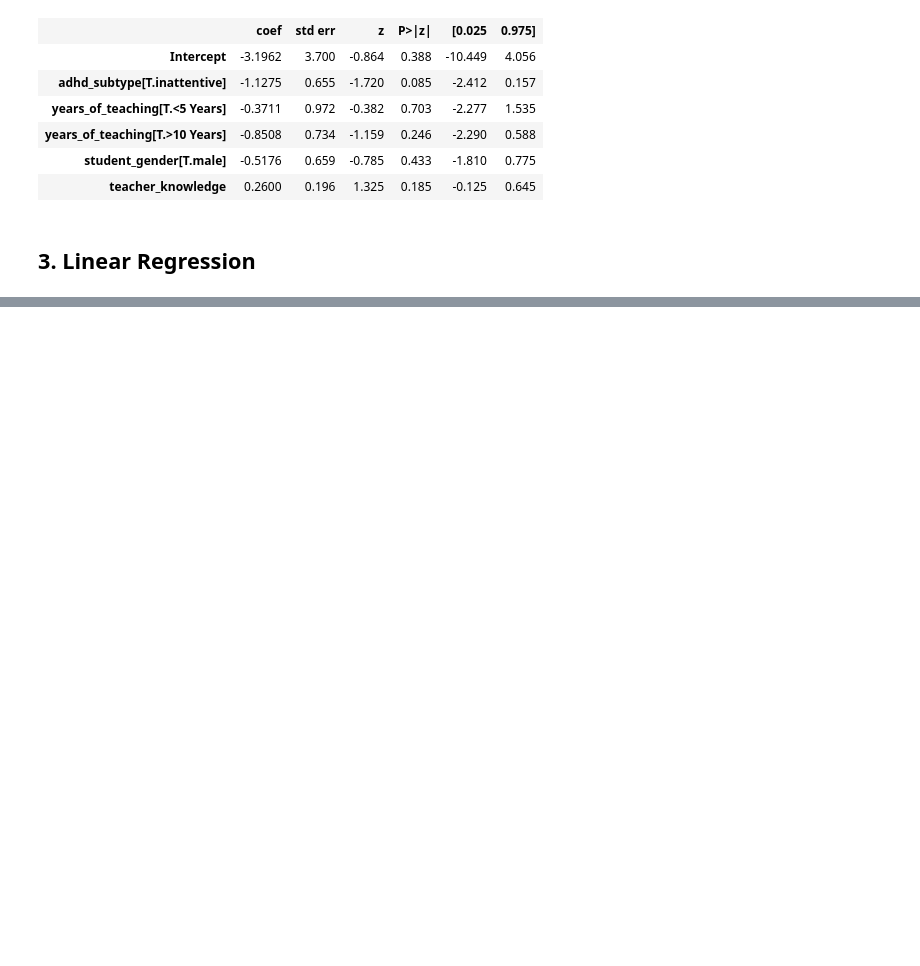
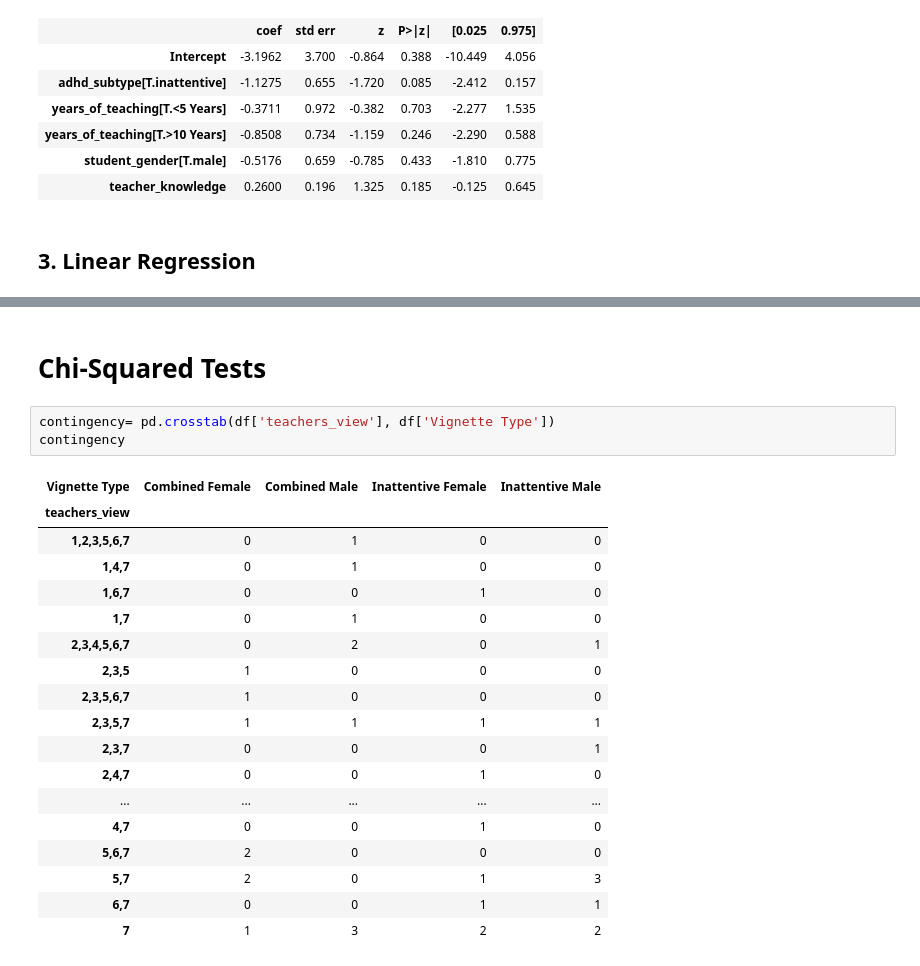
Before and after one commit to michael-abbate/adhd-analysis, a Jupyter notebook: adhd.ipynb, the cells around one changed output, grey strips where cells are left out. Drawn from its saved outputs; the diff is of its cells as text; blank space fills up the shorter version.

```diff
--- a/adhd.ipynb
+++ b/adhd.ipynb
@@ -370,3 +382,27 @@ OLS Regression Results
 | Kurtosis: | 2.854 | Cond. No. | 211. |
 Notes:
 [1] Standard Errors assume that the covariance matrix of the errors is correctly specified.
+# %% [markdown]
+# Chi-Squared Tests
+# %%
+contingency= pd.crosstab(df['teachers_view'], df['Vignette Type'])
+contingency
+# %% [output]
+| Vignette Type | Combined Female | Combined Male | Inattentive Female | Inattentive Male |
+| teachers_view |  |  |  |  |
+| 1,2,3,5,6,7 | 0 | 1 | 0 | 0 |
+| 1,4,7 | 0 | 1 | 0 | 0 |
+| 1,6,7 | 0 | 0 | 1 | 0 |
+| 1,7 | 0 | 1 | 0 | 0 |
+| 2,3,4,5,6,7 | 0 | 2 | 0 | 1 |
+| 2,3,5 | 1 | 0 | 0 | 0 |
+| 2,3,5,6,7 | 1 | 0 | 0 | 0 |
+| 2,3,5,7 | 1 | 1 | 1 | 1 |
+| 2,3,7 | 0 | 0 | 0 | 1 |
+| 2,4,7 | 0 | 0 | 1 | 0 |
+| ... | ... | ... | ... | ... |
+| 4,7 | 0 | 0 | 1 | 0 |
+| 5,6,7 | 2 | 0 | 0 | 0 |
+| 5,7 | 2 | 0 | 1 | 3 |
+| 6,7 | 0 | 0 | 1 | 1 |
+| 7 | 1 | 3 | 2 | 2 |
```
Also changed, not shown: parts of 22 cells of this notebook, 1 other file.
